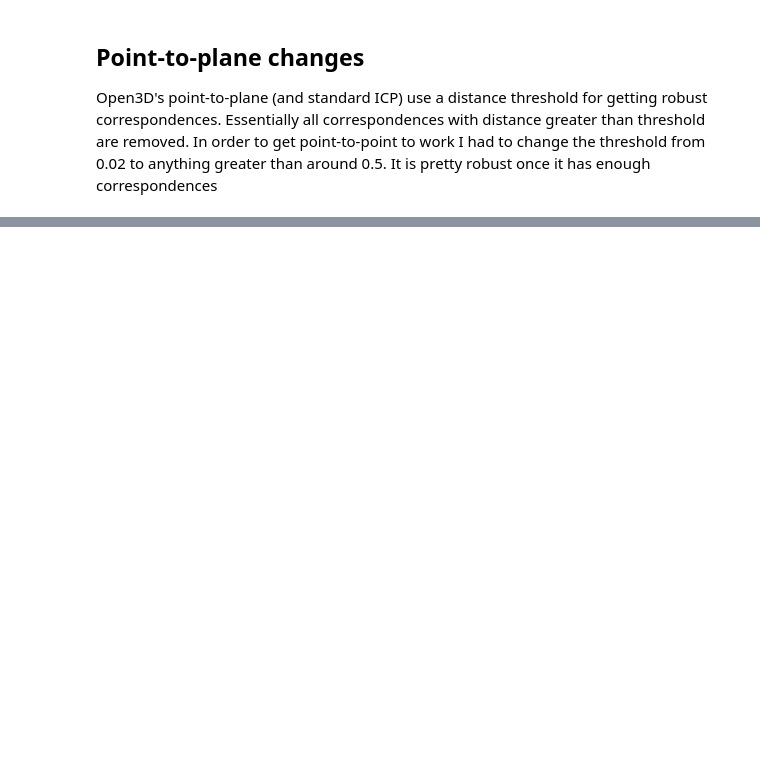
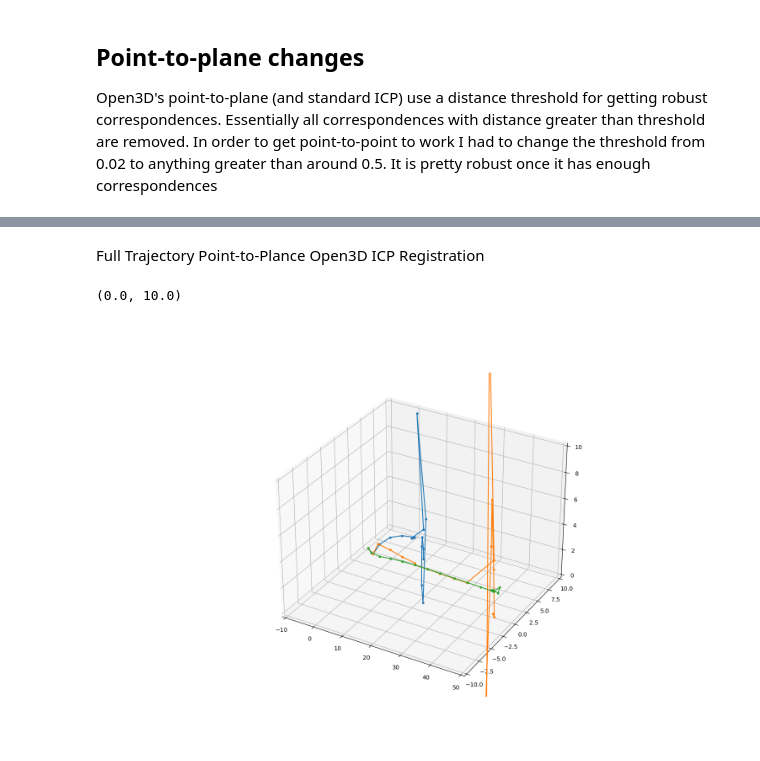
Before and after one commit to Stanford-NavLab/planeslam, a Jupyter notebook: notebooks/registration/point_to_plane_icp.ipynb, the cells around one changed output, grey strips where cells are left out. Drawn from its saved outputs; the diff is of its cells as text; code cells hidden in the pictures; blank space fills up the shorter version.

```diff
--- a/notebooks/registration/point_to_plane_icp.ipynb
+++ b/notebooks/registration/point_to_plane_icp.ipynb
@@ -79,11 +95,17 @@ Open3D's point-to-plane (and standard ICP) use a distance threshold for getting
 # %%
 threshold = 1.
 print("Apply point-to-plane ICP")
-start_time = time.time()
-reg_p2l = o3d.pipelines.registration.registration_icp(
-    source, target, threshold, trans_init,
-    o3d.pipelines.registration.TransformationEstimationPointToPlane())
-print("Elapased time: ", time.time() - start_time)
+
+def p2l_ICP(source, target, threshold, trans_init):
+    start_time = time.time()
+    reg_p2p = o3d.pipelines.registration.registration_icp(
+        source, target, threshold, trans_init,
+        o3d.pipelines.registration.TransformationEstimationPointToPlane())
+    eval_time = time.time() - start_time
+    return reg_p2p, eval_time
+
+reg_p2l, eval_time = p2l_ICP(source, target, threshold, trans_init)
+print("Elapased time: ", eval_time)
 print(reg_p2l)
 print("Transformation is:")
 print(reg_p2l.transformation)
@@ -90,0 +123,2 @@ draw_registration_result(source, target, reg_p2l.transformation)
+# %% [markdown]
+Full Trajectory Point-to-Plance Open3D ICP Registration
@@ -90,0 +160,27 @@ draw_registration_result(source, target, reg_p2l.transformation)
+# %%
+# reconstructing the trajectory from only the starting point
+traj = [np.append(drone_positions[0], 1)]
+for transformation in traj_transformation:
+    traj.append(transformation @ traj[-1])
+traj = np.array(traj)[:,:3]
+
+# reconstructing the trajectory from applying the transformation to the previous point of the ground truth trajectory
+drone_positions_4 = np.hstack((drone_positions, np.ones((len(drone_positions),1))))
+traj2 = [drone_positions_4[0]]
+for i in range(len(traj_transformation)):
+    traj2.append(traj_transformation[i] @ drone_positions_4[i])
+traj2 = np.array(traj2)[:,:3]
+
+# Plot the points
+fig = plt.figure(figsize=(15,10))
+ax = fig.add_subplot(1, 1, 1, projection='3d')
+
+ax.plot3D(traj[:,0], traj[:,1], -traj[:,2], marker='.')
+ax.plot3D(traj2[:,0], traj2[:,1], -traj2[:,2], marker='.')
+ax.plot3D(drone_positions[:,0], drone_positions[:,1], -drone_positions[:,2], marker='.')
+ax.axes.set_xlim3d(left=-10, right=50)
+ax.axes.set_ylim3d(bottom=-10, top=10)
+ax.axes.set_zlim3d(bottom=0, top=10)
+# %% [output]
+(0.0, 10.0)
+[figure, added]
```
Also changed, not shown: parts of 6 cells of this notebook, 1 other file.
